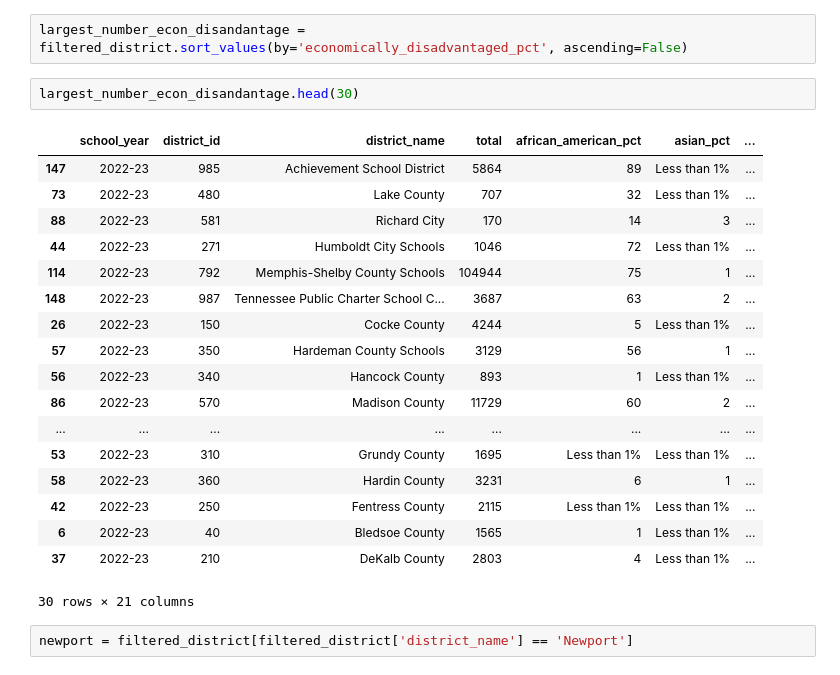
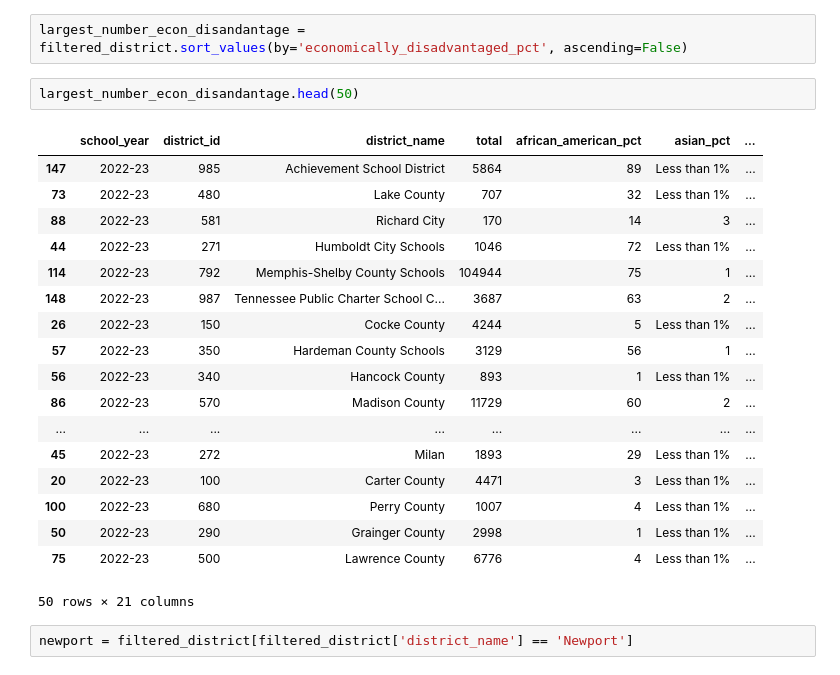
Before and after one commit to jmcapps/education_capstone, a Jupyter notebook: notebooks/test.ipynb, the cells around one changed output. Cells and saved outputs as stored; diff of their text form.

```diff
--- a/notebooks/test.ipynb
+++ b/notebooks/test.ipynb
@@ -473,26 +473,26 @@ dtype: object
 # %%
 largest_number_econ_disandantage = filtered_district.sort_values(by='economically_disadvantaged_pct', ascending=False)
 # %%
-largest_number_econ_disandantage.head(30)
+largest_number_econ_disandantage.head(50)
 # %% [output]
 |  | school_year | district_id | district_name | total | african_american_pct | asian_pct | ... |
 | 147 | 2022-23 | 985 | Achievement School District | 5864 | 89 | Less than 1% | ... |
 | 73 | 2022-23 | 480 | Lake County | 707 | 32 | Less than 1% | ... |
 | 88 | 2022-23 | 581 | Richard City | 170 | 14 | 3 | ... |
 | 44 | 2022-23 | 271 | Humboldt City Schools | 1046 | 72 | Less than 1% | ... |
 | 114 | 2022-23 | 792 | Memphis-Shelby County Schools | 104944 | 75 | 1 | ... |
 | 148 | 2022-23 | 987 | Tennessee Public Charter School C... | 3687 | 63 | 2 | ... |
 | 26 | 2022-23 | 150 | Cocke County | 4244 | 5 | Less than 1% | ... |
 | 57 | 2022-23 | 350 | Hardeman County Schools | 3129 | 56 | 1 | ... |
 | 56 | 2022-23 | 340 | Hancock County | 893 | 1 | Less than 1% | ... |
 | 86 | 2022-23 | 570 | Madison County | 11729 | 60 | 2 | ... |
 | ... | ... | ... | ... | ... | ... | ... | ... |
-| 53 | 2022-23 | 310 | Grundy County | 1695 | Less than 1% | Less than 1% | ... |
-| 58 | 2022-23 | 360 | Hardin County | 3231 | 6 | 1 | ... |
-| 42 | 2022-23 | 250 | Fentress County | 2115 | Less than 1% | Less than 1% | ... |
-| 6 | 2022-23 | 40 | Bledsoe County | 1565 | 1 | Less than 1% | ... |
-| 37 | 2022-23 | 210 | DeKalb County | 2803 | 4 | Less than 1% | ... |
+| 45 | 2022-23 | 272 | Milan | 1893 | 29 | Less than 1% | ... |
+| 20 | 2022-23 | 100 | Carter County | 4471 | 3 | Less than 1% | ... |
+| 100 | 2022-23 | 680 | Perry County | 1007 | 4 | Less than 1% | ... |
+| 50 | 2022-23 | 290 | Grainger County | 2998 | 1 | Less than 1% | ... |
+| 75 | 2022-23 | 500 | Lawrence County | 6776 | 4 | Less than 1% | ... |
-30 rows × 21 columns
+50 rows × 21 columns
 # %%
 newport = filtered_district[filtered_district['district_name'] == 'Newport']
 # %%
```
Also changed, not shown: parts of 189 cells of this notebook, 7 other files.
